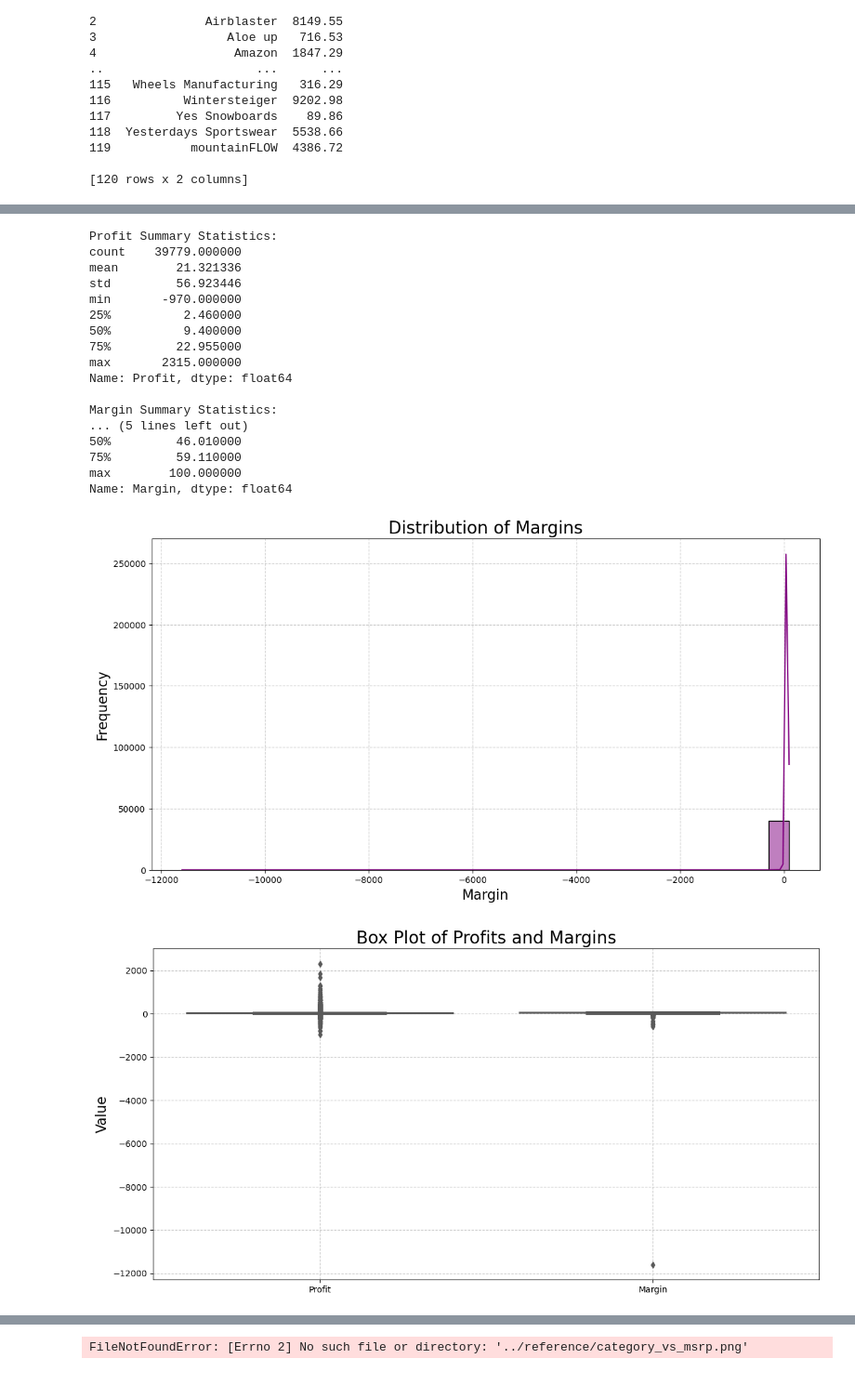
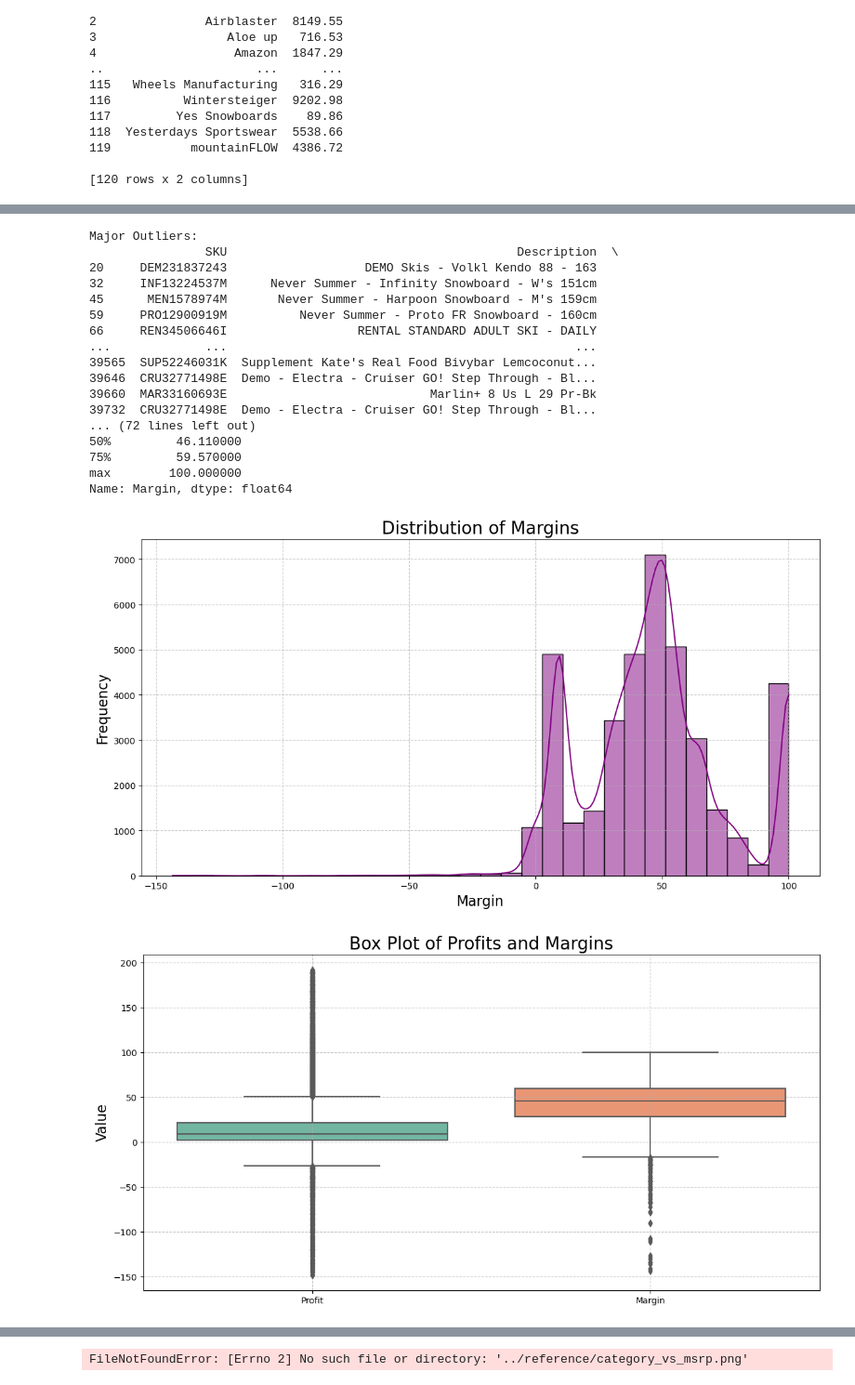
Before and after one commit to MappingKat/SunlightMtnRetail, a Jupyter notebook: notebooks/Sunlight Retail Store Stats.ipynb, the cells around one changed output, grey strips where cells are left out. Shown at 93% size. Saved outputs shown, nothing was run; the diff lists cells and outputs as text; code cells hidden in the pictures.

```diff
--- a/notebooks/Sunlight Retail Store Stats.ipynb
+++ b/notebooks/Sunlight Retail Store Stats.ipynb
@@ -165,4 +227,10 @@ plt.show()
 # %%
+import pandas as pd
+import matplotlib.pyplot as plt
+import numpy as np
+import seaborn as sns
+
+# Assuming df is your DataFrame
 # Function to extract ParentCategory with NaN handling
 def extract_parent_category(category):
     if pd.isna(category):
@@ -176,9 +244,30 @@ def extract_parent_category(category):
 # Apply function to create ParentCategory
 df['ParentCategory'] = df['Category'].apply(extract_parent_category)
 
+# Define a function to detect outliers
+def find_outliers(data, threshold=3):
+    mean = np.mean(data)
+    std = np.std(data)
+    outliers = data[(data - mean).abs() > threshold * std]
+    return outliers
+
+# Identify outliers in Profit and Margin
+profit_outliers = find_outliers(df['Profit'])
+margin_outliers = find_outliers(df['Margin'])
+
+# Merge the outliers
+outliers = df[df['Profit'].isin(profit_outliers) | df['Margin'].isin(margin_outliers)]
+
+# Print out the major outliers
+print("Major Outliers:")
+print(outliers)
+
+# Remove the outliers from the DataFrame
+df_cleaned = df[~df.index.isin(outliers.index)]
+
 # Summary statistics
-profit_summary = df['Profit'].describe()
-margin_summary = df['Margin'].describe()
+profit_summary = df_cleaned['Profit'].describe()
+margin_summary = df_cleaned['Margin'].describe()
 
 print("Profit Summary Statistics:")
 print(profit_summary)
@@ -187,7 +276,7 @@ print(margin_summary)
 
 # Histogram of Margins
 plt.figure(figsize=(14, 7))
-sns.histplot(df['Margin'], bins=30, kde=True, color='purple')
+sns.histplot(df_cleaned['Margin'], bins=30, kde=True, color='purple')
 plt.title('Distribution of Margins', fontsize=20)
 plt.xlabel('Margin', fontsize=16)
 plt.ylabel('Frequency', fontsize=16)
@@ -196,15 +285,15 @@ plt.show()
 
 # Box Plot of Profits and Margins
 plt.figure(figsize=(14, 7))
-sns.boxplot(data=df[['Profit', 'Margin']], palette='Set2')
+sns.boxplot(data=df_cleaned[['Profit', 'Margin']], palette='Set2')
 plt.title('Box Plot of Profits and Margins', fontsize=20)
 plt.ylabel('Value', fontsize=16)
 plt.grid(True, linestyle='--', alpha=0.7)
 plt.show()
 
 # Aggregate profit by ParentCategory
-parent_category_profit = df.groupby('ParentCategory').agg({'Profit': 'sum'}).reset_index()
-parent_category_margin = df.groupby('ParentCategory').agg({'Margin': 'mean'}).reset_index()
+parent_category_profit = df_cleaned.groupby('ParentCategory').agg({'Profit': 'sum'}).reset_index()
+parent_category_margin = df_cleaned.groupby('ParentCategory').agg({'Margin': 'mean'}).reset_index()
 
 # Sort by total profit and average margin in descending order
 parent_category_profit = parent_category_profit.sort_values(by='Profit', ascending=False)
@@ -217,47 +306,47 @@ sns.barplot(
     x='Profit',
     data=parent_category_profit,
     palette='viridis'
 )
 plt.title('Total Profit by Parent Category', fontsize=20)
 plt.xlabel('Total Profit', fontsize=16)
 plt.ylabel('Parent Category', fontsize=16)
 plt.xticks(fontsize=14)
 plt.yticks(fontsize=14)
 plt.grid(True, axis='x', linestyle='--', alpha=0.7)
 plt.show()
 
 # Plot margin by parent category
 plt.figure(figsize=(18, 10))
 sns.barplot(
     y='ParentCategory',
     x='Margin',
     data=parent_category_margin,
     palette='magma'
 )
 plt.title('Average Margin by Parent Category', fontsize=20)
 plt.xlabel('Average Margin', fontsize=16)
 plt.ylabel('Parent Category', fontsize=16)
 plt.xticks(fontsize=14)
 plt.yticks(fontsize=14)
 plt.grid(True, axis='x', linestyle='--', alpha=0.7)
 plt.show()
 # %% [output]
-Profit Summary Statistics:
-count    39779.000000
-mean        21.321336
-std         56.923446
-min       -970.000000
-25%          2.460000
-50%          9.400000
-75%         22.955000
-max       2315.000000
-Name: Profit, dtype: float64
-
-Margin Summary Statistics:
-... (5 lines left out)
-50%         46.010000
-75%         59.110000
+Major Outliers:
+                SKU                                        Description  \
+20     DEM231837243                   DEMO Skis - Volkl Kendo 88 - 163
+32     INF13224537M      Never Summer - Infinity Snowboard - W's 151cm
+45      MEN1578974M       Never Summer - Harpoon Snowboard - M's 159cm
+59     PRO12900919M          Never Summer - Proto FR Snowboard - 160cm
+66     REN34506646I                  RENTAL STANDARD ADULT SKI - DAILY
+...             ...                                                ...
+39565  SUP52246031K  Supplement Kate's Real Food Bivybar Lemcoconut...
+39646  CRU32771498E  Demo - Electra - Cruiser GO! Step Through - Bl...
+39660  MAR33160693E                            Marlin+ 8 Us L 29 Pr-Bk
+39732  CRU32771498E  Demo - Electra - Cruiser GO! Step Through - Bl...
+... (72 lines left out)
+50%         46.110000
+75%         59.570000
 max        100.000000
 Name: Margin, dtype: float64
-[figure, old version]
+[figure, new version]
-[figure, old version]
+[figure, new version]
```
Also changed, not shown: parts of 7 cells of this notebook, 7 other files.
